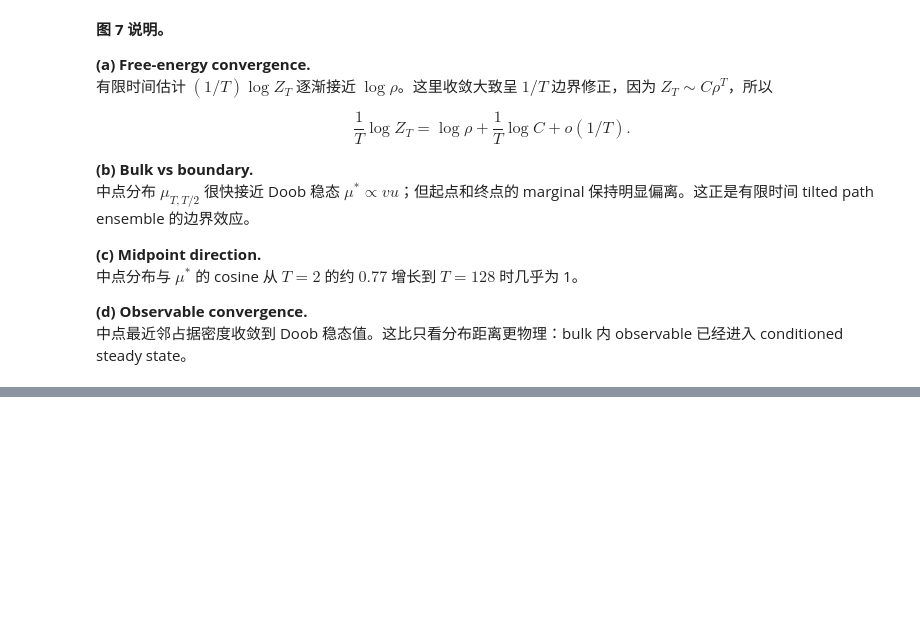
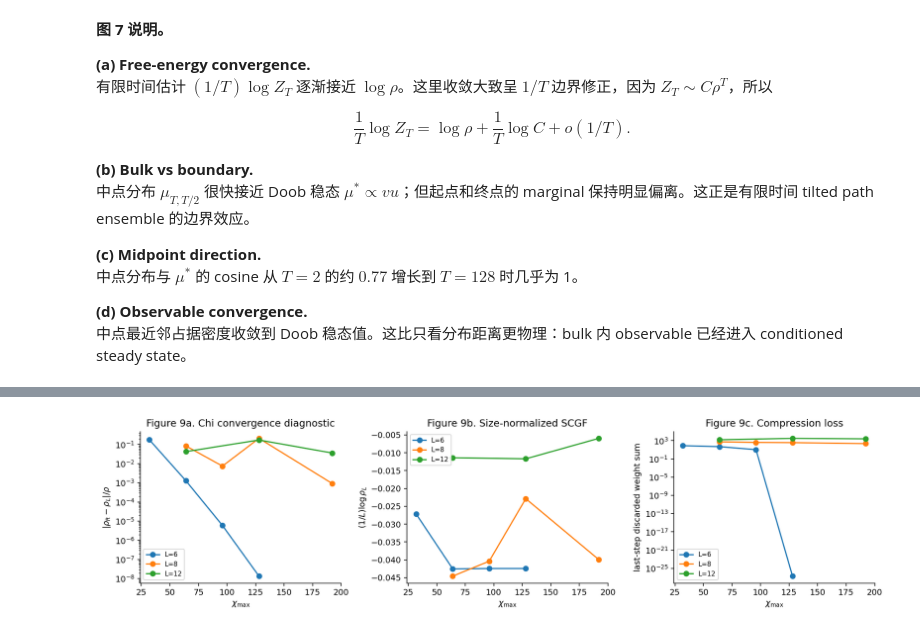
Before and after one commit to ShaShaQAQ/thermodynamic_limit_entropy_RL, a Jupyter notebook: tensor_version/controlled_chain_workflow.ipynb, the cells around one changed output, grey strips where cells are left out. Drawn from its saved outputs; the diff is of its cells as text; code cells hidden in the pictures; blank space fills up the shorter version.

```diff
--- a/tensor_version/controlled_chain_workflow.ipynb
+++ b/tensor_version/controlled_chain_workflow.ipynb
@@ -1574,0 +1812,35 @@ $$
+# %%
+fig, axes = plt.subplots(1, 3, figsize=(13.5, 3.5))
+
+colors = {6: "tab:blue", 8: "tab:orange", 12: "tab:green"}
+for L in chi_scan:
+    rows = [r for r in chi_rows if r["L"] == L]
+    chis = np.array([r["chi"] for r in rows])
+    mismatch = np.array([r["mismatch"] for r in rows])
+    logrho = np.array([r["log_rho_per_site"] for r in rows])
+    disc = np.array([r["discard_right"] + r["discard_left"] for r in rows])
+    axes[0].plot(chis, mismatch, marker="o", label=f"L={L}", color=colors[L])
+    axes[1].plot(chis, logrho, marker="o", label=f"L={L}", color=colors[L])
+    axes[2].plot(chis, np.maximum(disc, 1e-300), marker="o", label=f"L={L}", color=colors[L])
+
+axes[0].set_yscale("log")
+axes[0].set_xlabel(r"$\chi_{\max}$")
+axes[0].set_ylabel(r"$|\rho_R-\rho_L|/\rho$")
+axes[0].set_title("Figure 9a. Chi convergence diagnostic")
+axes[0].legend(fontsize=8)
+
+axes[1].set_xlabel(r"$\chi_{\max}$")
+axes[1].set_ylabel(r"$(1/L)\log\rho_L$")
+axes[1].set_title("Figure 9b. Size-normalized SCGF")
+axes[1].legend(fontsize=8)
+
+axes[2].set_yscale("log")
+axes[2].set_xlabel(r"$\chi_{\max}$")
+axes[2].set_ylabel("last-step discarded weight sum")
+axes[2].set_title("Figure 9c. Compression loss")
+axes[2].legend(fontsize=8)
+
+plt.tight_layout()
+plt.show()
+# %% [output]
+[figure, added]
```
Also changed, not shown: parts of 9 cells of this notebook, 24 other files.
